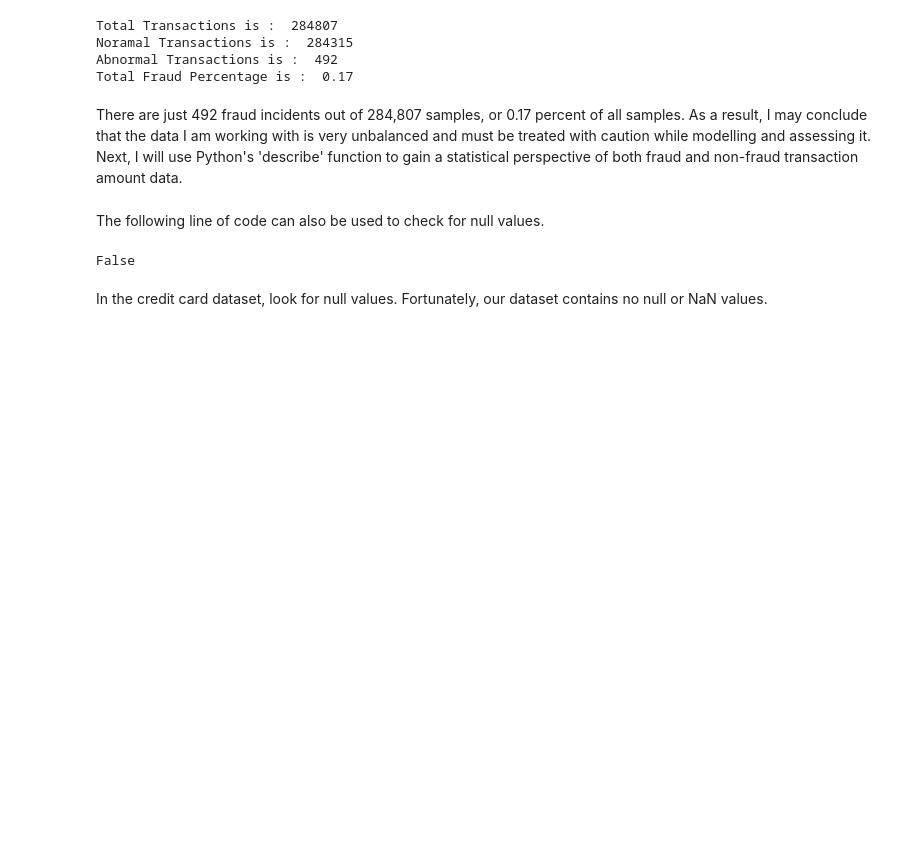
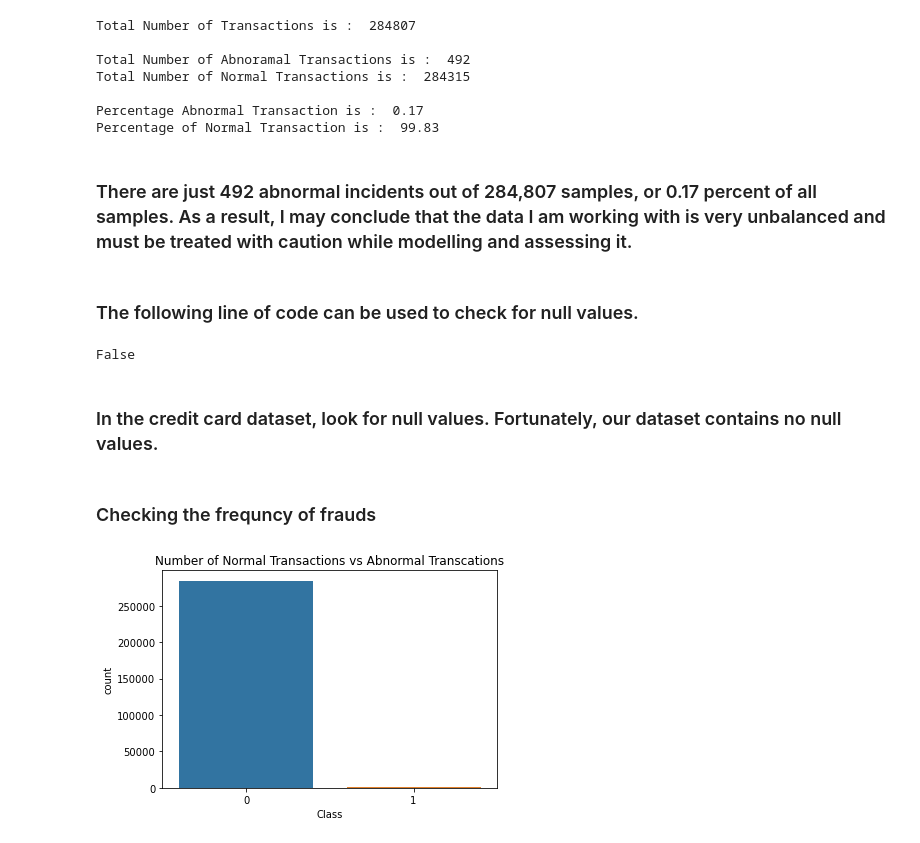
Before and after one commit to PayalVasoy/Credit_card_fraud_detection, a Jupyter notebook: credit_card_fraud.ipynb, the cells around one changed output. Cells and saved outputs as stored; diff of their text form; code cells hidden in the pictures; blank space fills up the shorter version.

```diff
--- a/credit_card_fraud.ipynb
+++ b/credit_card_fraud.ipynb
@@ -7,6 +14,6 @@ from sklearn.preprocessing import StandardScaler #Data Normalization
 #Import the dataset
 
 df = pd.read_csv('creditcard.csv')
-df.drop('Time', axis=1, inplace=True)
+
 print(df.head())
 # %% [output]
@@ -32,26 +39,44 @@ I have a look at the number of fraud and non-fraud cases in our dataset as well
 # %%
 
 cases = len(df)
-nonfraud_count = len(df[df.Class == 0])
-fraud_count = len(df[df.Class == 1])
-fraud_percentage = round(fraud_count/nonfraud_count*100,2)
 
-print("Total Transactions is : ",cases)
-print("Noramal Transactions is : ",nonfraud_count)
-print("Abnormal Transactions is : ",fraud_count)
-print("Total Fraud Percentage is : ",fraud_percentage)
+abnormal_count = len(df[df.Class == 1])
+normal_count = len(df[df.Class == 0])
+
+abnormal_percentage = round(abnormal_count/cases*100,2)
+normal_percentage = round(normal_count/cases*100,2)
+
+print("Total Number of Transactions is : ",cases,"\n")
+
+print("Total Number of Abnoramal Transactions is : ",abnormal_count)
+print("Total Number of Normal Transactions is : ",normal_count,"\n")
+
+print("Percentage Abnormal Transaction is : ",abnormal_percentage)
+print("Percentage of Normal Transaction is : ",normal_percentage)
 # %% [output]
-Total Transactions is :  284807
-Noramal Transactions is :  284315
-Abnormal Transactions is :  492
-Total Fraud Percentage is :  0.17
+Total Number of Transactions is :  284807
+
+Total Number of Abnoramal Transactions is :  492
+Total Number of Normal Transactions is :  284315
+
+Percentage Abnormal Transaction is :  0.17
+Percentage of Normal Transaction is :  99.83
 # %% [markdown]
-There are just 492 fraud incidents out of 284,807 samples, or 0.17 percent of all samples. As a result, I may conclude that the data I am working with is very unbalanced and must be treated with caution while modelling and assessing it. Next, I will use Python's 'describe' function to gain a statistical perspective of both fraud and non-fraud transaction amount data.
+### There are just 492 abnormal incidents out of 284,807 samples, or 0.17 percent of all samples. As a result, I may conclude that the data I am working with is very unbalanced and must be treated with caution while modelling and assessing it.
 # %% [markdown]
-The following line of code can also be used to check for null values.
+### The following line of code can be used to check for null values.
 # %%
 df.isnull().values.any()
 # %% [output]
 False
 # %% [markdown]
-In the credit card dataset, look for null values. Fortunately, our dataset contains no null or NaN values.
+### In the credit card dataset, look for null values. Fortunately, our dataset contains no null values.
+# %% [markdown]
+### Checking the frequncy of frauds
+# %%
+#Bar plot for the number of Normal Transactions vs Abnormal Transcations
+sns.countplot(x='Class', data=df)
+plt.title('Number of Normal Transactions vs Abnormal Transcations')
+plt.show()
+# %% [output]
+[figure, added]
```
Also changed, not shown: parts of 39 cells of this notebook.
